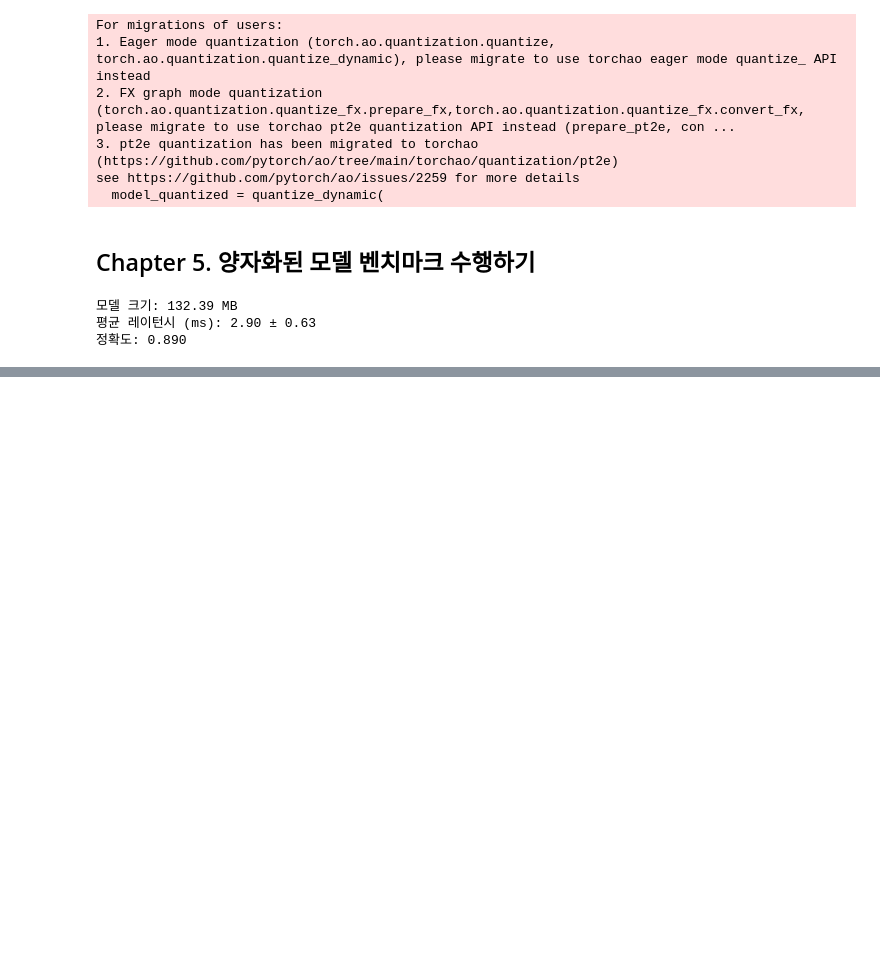
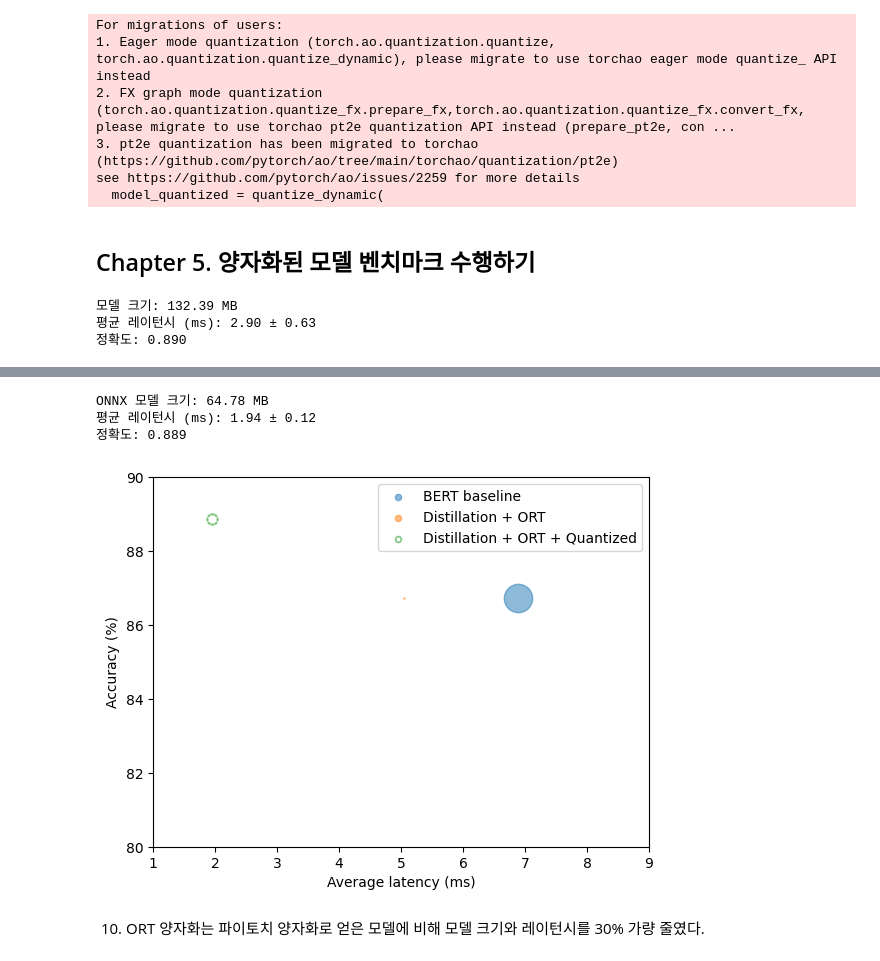
Before and after one commit to redinbluesky/nlp-with-transformers, a Jupyter notebook: 08-효율적인_트랜스포머_구축.ipynb, the cells around one changed output, grey strips where cells are left out. Saved outputs shown, nothing was run; the diff lists cells and outputs as text; code cells hidden in the pictures; blank space fills up the shorter version.

```diff
--- a/08-효율적인_트랜스포머_구축.ipynb
+++ b/08-효율적인_트랜스포머_구축.ipynb
@@ -975,0 +1198,16 @@ plot_metrics(perf_metrics, optim_type)
+# %%
+# quantize_dynamic() 함수를 사용해 ONNX 모델을 양자화한다.
+from onnxruntime.quantization import quantize_dynamic, QuantType
+import onnx
+
+model_input = "onnx/model.onnx"
+model_output = "onnx/model.quant.onnx"
+
+# ShapeInferenceError 해결을 위해, export 과정에서 기록된 중간 텐서들의 shape 정보(value_info)를 초기화합니다.
+# 이렇게 하면 양자화 과정에서 shape를 새로 추론하므로 충돌이 발생하지 않습니다.
+onnx_model = onnx.load(model_input)
+onnx_model.graph.value_info.clear()
+onnx.save(onnx_model, model_input)
+
+quantize_dynamic(model_input, model_output,
+                 weight_type=QuantType.QInt8)
@@ -975,0 +1216,18 @@ plot_metrics(perf_metrics, optim_type)
+# %%
+onnx_quantized_model = create_model_for_provider(model_output)
+pipe = OnnxPipeline(onnx_quantized_model, tokenizer)
+optim_type = "Distillation + ORT + Quantized"
+pb = OnnxPerformanceBenchmark(
+    pipe, clinc["test"], optim_type=optim_type,
+    model_path=model_output)
+perf_metrics.update(pb.run_benchmark())
+# %% [output]
+ONNX 모델 크기: 64.78 MB
+평균 레이턴시 (ms): 1.94 ± 0.12
+정확도: 0.889
+# %%
+plot_metrics(perf_metrics, optim_type)
+# %% [output]
+[figure, added]
+# %% [markdown]
+10. ORT 양자화는 파이토치 양자화로 얻은 모델에 비해 모델 크기와 레이턴시를 30% 가량 줄였다.
```
Also changed, not shown: parts of 27 cells of this notebook, 4 other files.
